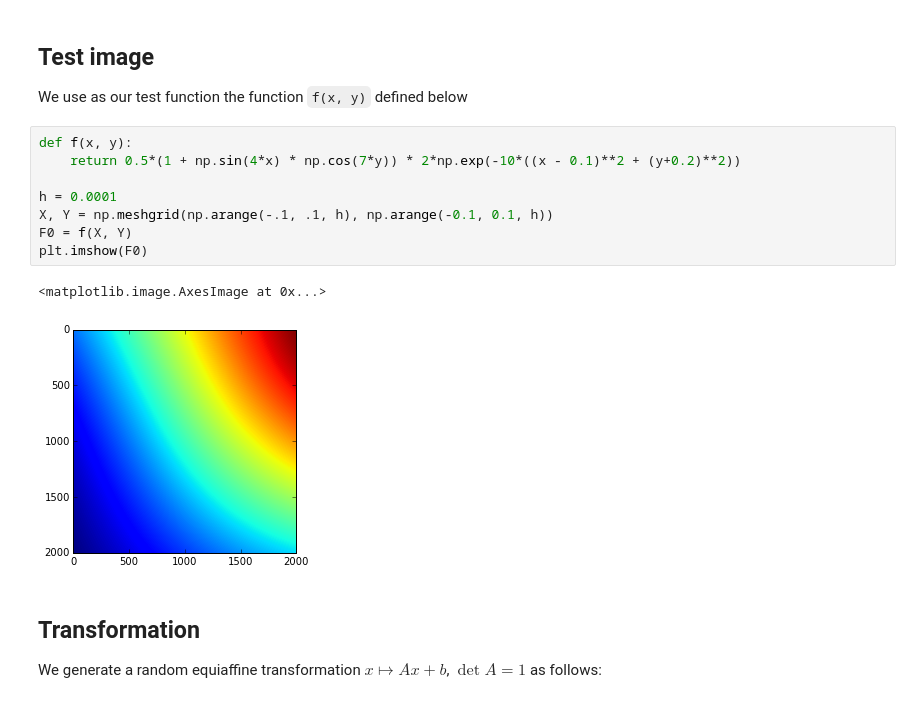
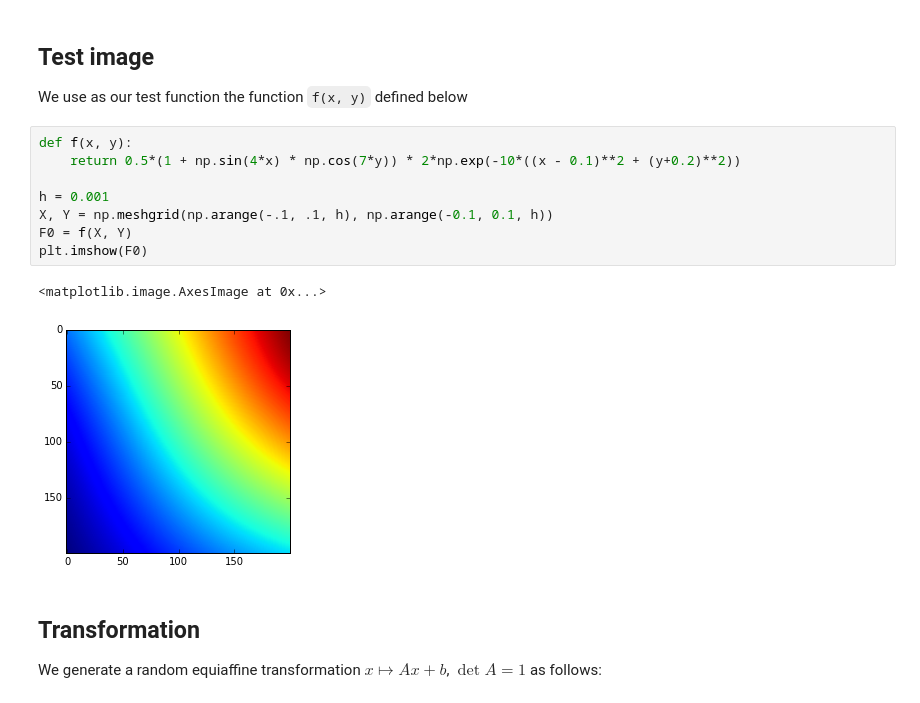
Before and after one commit to rgbrown/invariants, a Jupyter notebook: Grayscale Invariants.ipynb, the cells around one changed output. Saved outputs shown, nothing was run; the diff lists cells and outputs as text.

```diff
--- a/Grayscale Invariants.ipynb
+++ b/Grayscale Invariants.ipynb
@@ -60,14 +58,14 @@ We use as our test function the function `f(x, y)` defined below
 # %%
 def f(x, y):
     return 0.5*(1 + np.sin(4*x) * np.cos(7*y)) * 2*np.exp(-10*((x - 0.1)**2 + (y+0.2)**2))
 
-h = 0.0001
+h = 0.001
 X, Y = np.meshgrid(np.arange(-.1, .1, h), np.arange(-0.1, 0.1, h))
 F0 = f(X, Y)
 plt.imshow(F0)
 # %% [output]
 <matplotlib.image.AxesImage at 0x...>
-[figure, old version]
+[figure, new version]
 # %% [markdown]
 ## Transformation
 We generate a random equiaffine transformation $x \mapsto Ax + b$, $\det A = 1$ as follows:
```
Also changed, not shown: parts of 7 cells of this notebook, 26 other files.
